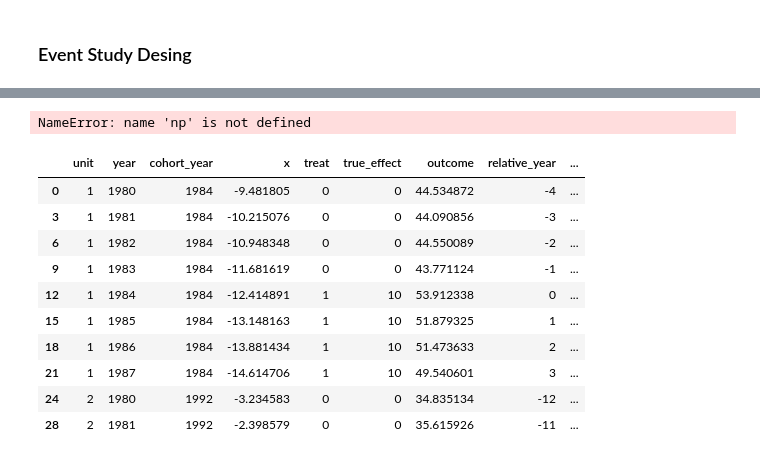
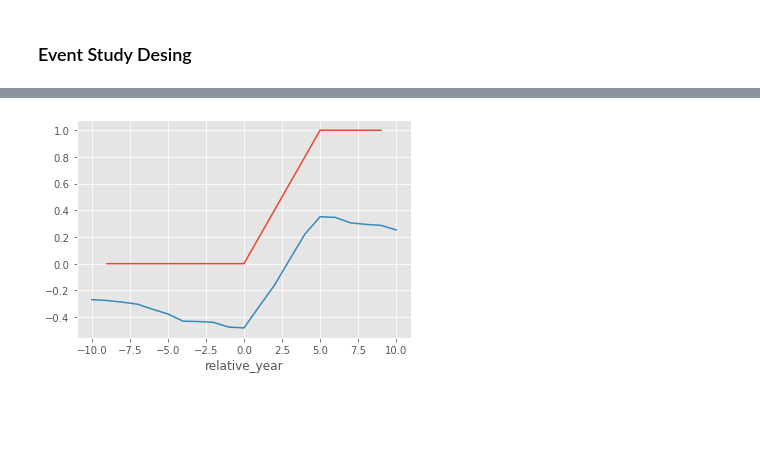
Before and after one commit to matheusfacure/python-causality-handbook, a Jupyter notebook: causal-inference-for-the-brave-and-true/Diff-in-Diff-Death-and-Rebirth.ipynb, the cells around one changed output, grey strips where cells are left out. Drawn from its saved outputs; the diff is of its cells as text; code cells hidden in the pictures; blank space fills up the shorter version.

```diff
--- a/causal-inference-for-the-brave-and-true/Diff-in-Diff-Death-and-Rebirth.ipynb
+++ b/causal-inference-for-the-brave-and-true/Diff-in-Diff-Death-and-Rebirth.ipynb
@@ -413,28 +143,19 @@ def sample_x(years, units, parallel=True):
-# %%
-np.random.seed(1)
-
-data = generate_data(units = 100,
-                     years = range(1980, 1988),
-                     cohorts = [1984,1992],
-                     mu_true=10,
-                     changing_mu=False,
-                     trend=False,
-                     covariates=True,
-                     parallel_x=False
-                    )
-# %% [output]
-NameError: name 'np' is not defined
-# %%
-data.head(10)
-# %% [output]
-|  | unit | year | cohort_year | x | treat | true_effect | outcome | relative_year | ... |
-| 0 | 1 | 1980 | 1984 | -9.481805 | 0 | 0 | 44.534872 | -4 | ... |
-| 3 | 1 | 1981 | 1984 | -10.215076 | 0 | 0 | 44.090856 | -3 | ... |
-| 6 | 1 | 1982 | 1984 | -10.948348 | 0 | 0 | 44.550089 | -2 | ... |
-| 9 | 1 | 1983 | 1984 | -11.681619 | 0 | 0 | 43.771124 | -1 | ... |
-| 12 | 1 | 1984 | 1984 | -12.414891 | 1 | 10 | 53.912338 | 0 | ... |
-| 15 | 1 | 1985 | 1984 | -13.148163 | 1 | 10 | 51.879325 | 1 | ... |
-| 18 | 1 | 1986 | 1984 | -13.881434 | 1 | 10 | 51.473633 | 2 | ... |
-| 21 | 1 | 1987 | 1984 | -14.614706 | 1 | 10 | 49.540601 | 3 | ... |
-| 24 | 2 | 1980 | 1992 | -3.234583 | 0 | 0 | 34.835134 | -12 | ... |
-| 28 | 2 | 1981 | 1992 | -2.398579 | 0 | 0 | 35.615926 | -11 | ... |
+# %%
+relative_years = range(-10,10+1)
+
+formula = "outcome~"+"+".join([f'Q({c})' for c in relative_years]) + "+C(unit)+C(year)"
+
+mod = smf.ols(formula,
+              data=(df_trend_effect.join(pd.get_dummies(df_trend_effect["relative_year"]))))
+
+result = mod.fit()
+# %%
+ax = (df_trend_effect
+      .query("treat==1")
+      .query("relative_year>-10")
+      .query("relative_year<10")
+      .groupby("relative_year")["tau"].mean().plot())
+
+ax.plot(relative_years, result.params[-len(relative_years):]);
+# %% [output]
+[figure, added]
```
Also changed, not shown: parts of 47 cells of this notebook, 3 other files.
